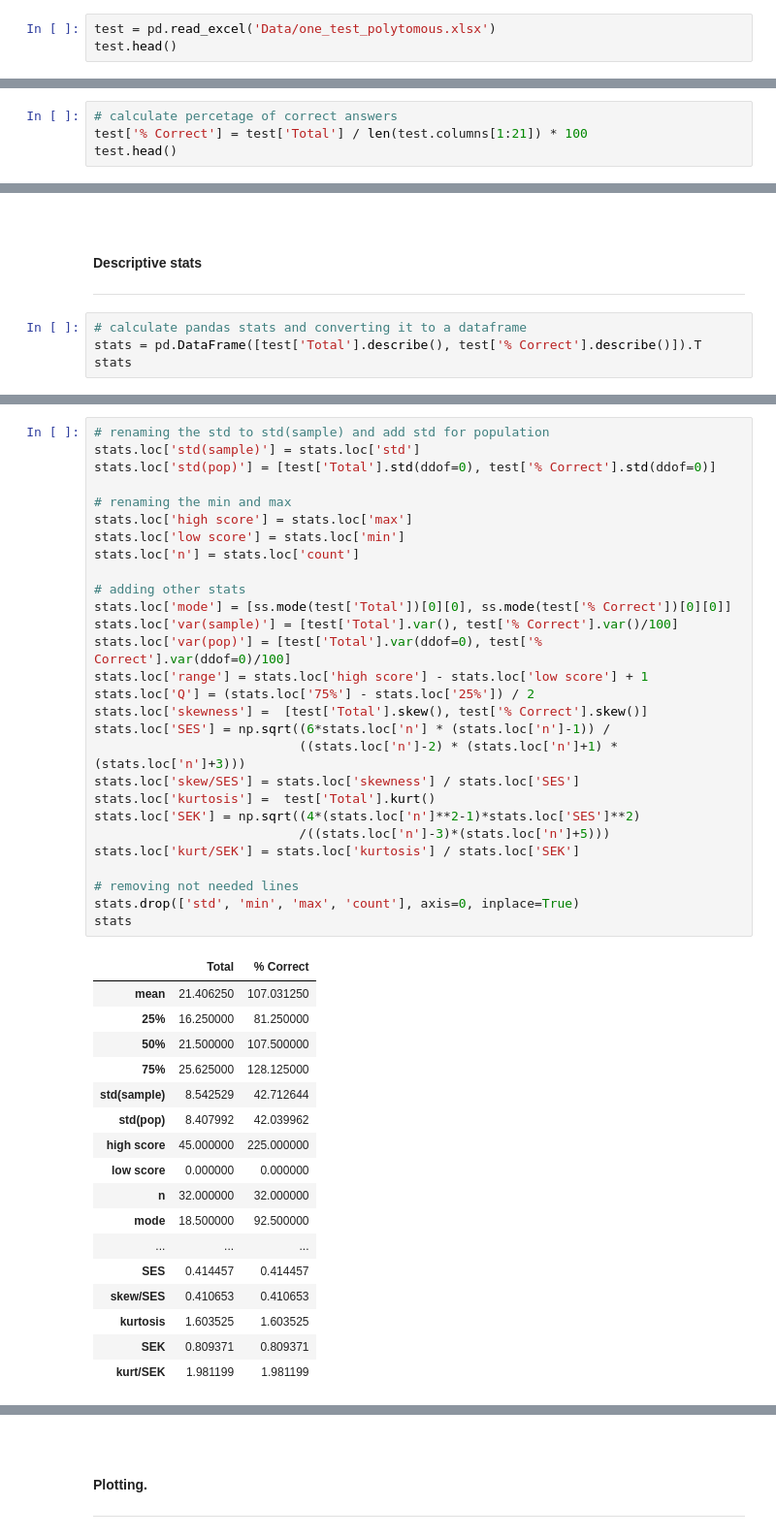
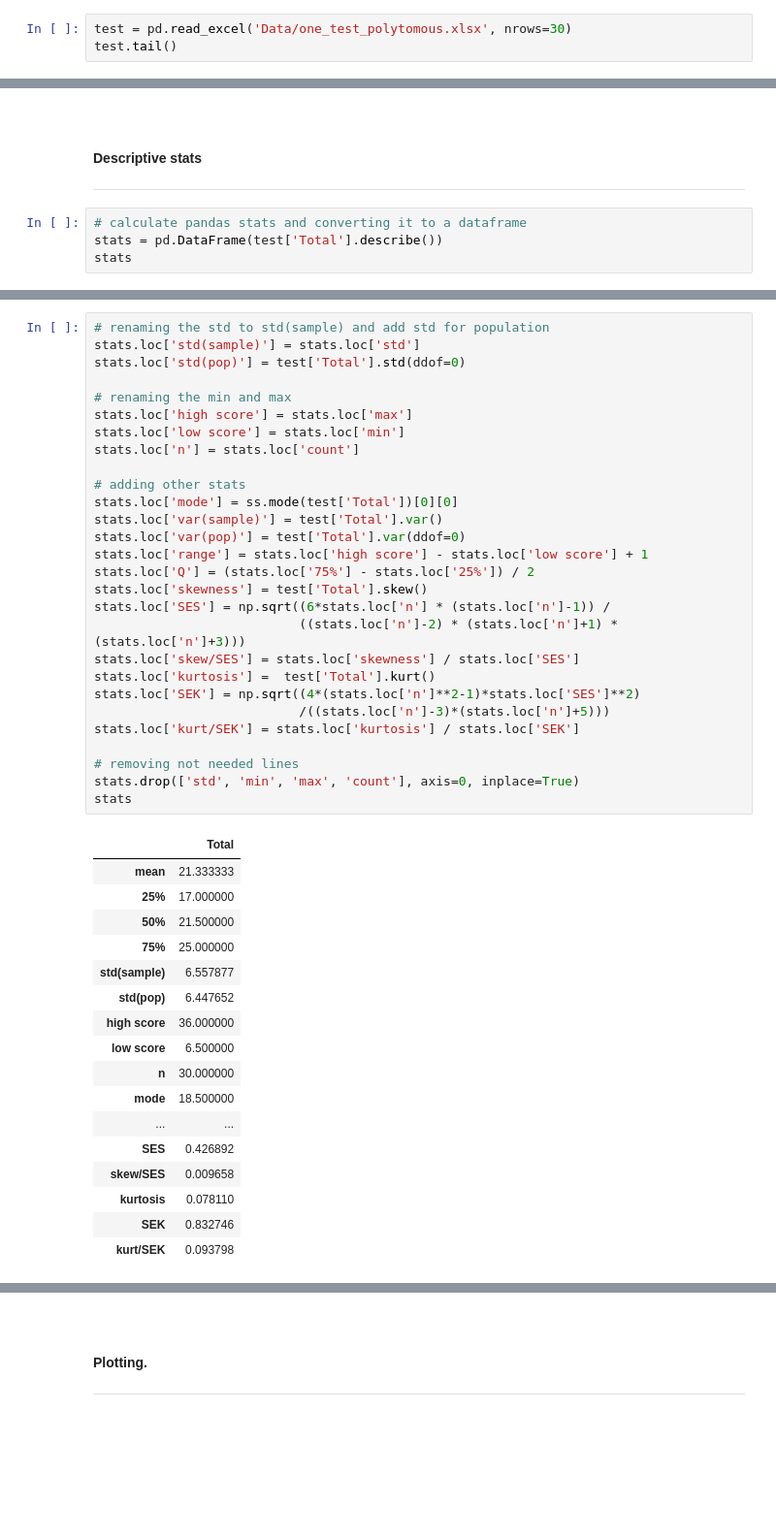
Before and after one commit to olgarozhdestvina/Data-Science-and-Machine-Learning, a Jupyter notebook: Data analytics/Language tests/One test polytomous analysis NRT.ipynb, the cells around one changed output, grey strips where cells are left out. Shown at 97% size. Saved outputs shown, nothing was run; the diff lists cells and outputs as text; blank space fills up the shorter version.

```diff
--- a/Data analytics/Language tests/One test polytomous analysis NRT.ipynb
+++ b/Data analytics/Language tests/One test polytomous analysis NRT.ipynb
@@ -26,7 +26,7 @@ plt.rcParams['figure.figsize'] = (14,5)
 #### Load the data
 ___
 # %%
-test = pd.read_excel('Data/one_test_polytomous.xlsx')
-test.head()
+test = pd.read_excel('Data/one_test_polytomous.xlsx', nrows=30)
+test.tail()
 # %% [output]
 |  | Student | Q01 | Q02 | Q03 | Q04 | Q05 | Q06 | Q07 | Q08 | Q09 | ... | ... |
@@ -73,5 +81 @@ test.head()
 5 rows × 22 columns
-# %%
-# calculate percetage of correct answers
-test['% Correct'] = test['Total'] / len(test.columns[1:21]) * 100
-test.head()
@@ -90,6 +96,6 @@ test.head()
 ___
 # %%
 # calculate pandas stats and converting it to a dataframe
-stats = pd.DataFrame([test['Total'].describe(), test['% Correct'].describe()]).T
+stats = pd.DataFrame(test['Total'].describe())
 stats
 # %% [output]
@@ -105,49 +111,49 @@ stats
 # %%
 # renaming the std to std(sample) and add std for population
 stats.loc['std(sample)'] = stats.loc['std']
-stats.loc['std(pop)'] = [test['Total'].std(ddof=0), test['% Correct'].std(ddof=0)]
+stats.loc['std(pop)'] = test['Total'].std(ddof=0)
 
 # renaming the min and max
 stats.loc['high score'] = stats.loc['max']
 stats.loc['low score'] = stats.loc['min']
 stats.loc['n'] = stats.loc['count']
 
 # adding other stats
-stats.loc['mode'] = [ss.mode(test['Total'])[0][0], ss.mode(test['% Correct'])[0][0]]
-stats.loc['var(sample)'] = [test['Total'].var(), test['% Correct'].var()/100]
-stats.loc['var(pop)'] = [test['Total'].var(ddof=0), test['% Correct'].var(ddof=0)/100]
+stats.loc['mode'] = ss.mode(test['Total'])[0][0]
+stats.loc['var(sample)'] = test['Total'].var()
+stats.loc['var(pop)'] = test['Total'].var(ddof=0)
 stats.loc['range'] = stats.loc['high score'] - stats.loc['low score'] + 1
 stats.loc['Q'] = (stats.loc['75%'] - stats.loc['25%']) / 2
-stats.loc['skewness'] =  [test['Total'].skew(), test['% Correct'].skew()]
+stats.loc['skewness'] = test['Total'].skew()
 stats.loc['SES'] = np.sqrt((6*stats.loc['n'] * (stats.loc['n']-1)) /
                            ((stats.loc['n']-2) * (stats.loc['n']+1) * (stats.loc['n']+3)))
 stats.loc['skew/SES'] = stats.loc['skewness'] / stats.loc['SES']
 stats.loc['kurtosis'] =  test['Total'].kurt()
 stats.loc['SEK'] = np.sqrt((4*(stats.loc['n']**2-1)*stats.loc['SES']**2)
                            /((stats.loc['n']-3)*(stats.loc['n']+5)))
 stats.loc['kurt/SEK'] = stats.loc['kurtosis'] / stats.loc['SEK']
 
 # removing not needed lines
 stats.drop(['std', 'min', 'max', 'count'], axis=0, inplace=True)
 stats
 # %% [output]
-|  | Total | % Correct |
-| mean | 21.406250 | 107.031250 |
-| 25% | 16.250000 | 81.250000 |
-| 50% | 21.500000 | 107.500000 |
-| 75% | 25.625000 | 128.125000 |
-| std(sample) | 8.542529 | 42.712644 |
-| std(pop) | 8.407992 | 42.039962 |
-| high score | 45.000000 | 225.000000 |
-| low score | 0.000000 | 0.000000 |
-| n | 32.000000 | 32.000000 |
-| mode | 18.500000 | 92.500000 |
-| ... | ... | ... |
-| SES | 0.414457 | 0.414457 |
-| skew/SES | 0.410653 | 0.410653 |
-| kurtosis | 1.603525 | 1.603525 |
-| SEK | 0.809371 | 0.809371 |
-| kurt/SEK | 1.981199 | 1.981199 |
+|  | Total |
+| mean | 21.333333 |
+| 25% | 17.000000 |
+| 50% | 21.500000 |
+| 75% | 25.000000 |
+| std(sample) | 6.557877 |
+| std(pop) | 6.447652 |
+| high score | 36.000000 |
+| low score | 6.500000 |
+| n | 30.000000 |
+| mode | 18.500000 |
+| ... | ... |
+| SES | 0.426892 |
+| skew/SES | 0.009658 |
+| kurtosis | 0.078110 |
+| SEK | 0.832746 |
+| kurt/SEK | 0.093798 |
 # %%
 # round all stats to two decimal points and changing the order
 stats = np.round(stats, 3)
```
Also changed, not shown: parts of 23 cells of this notebook, 5 other files.
